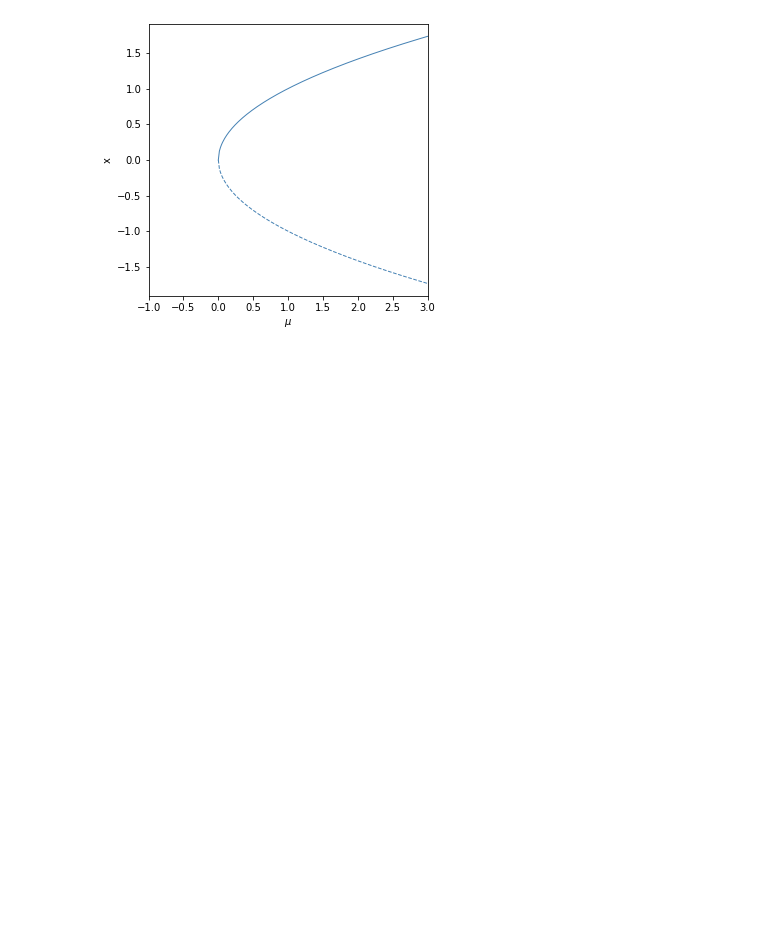
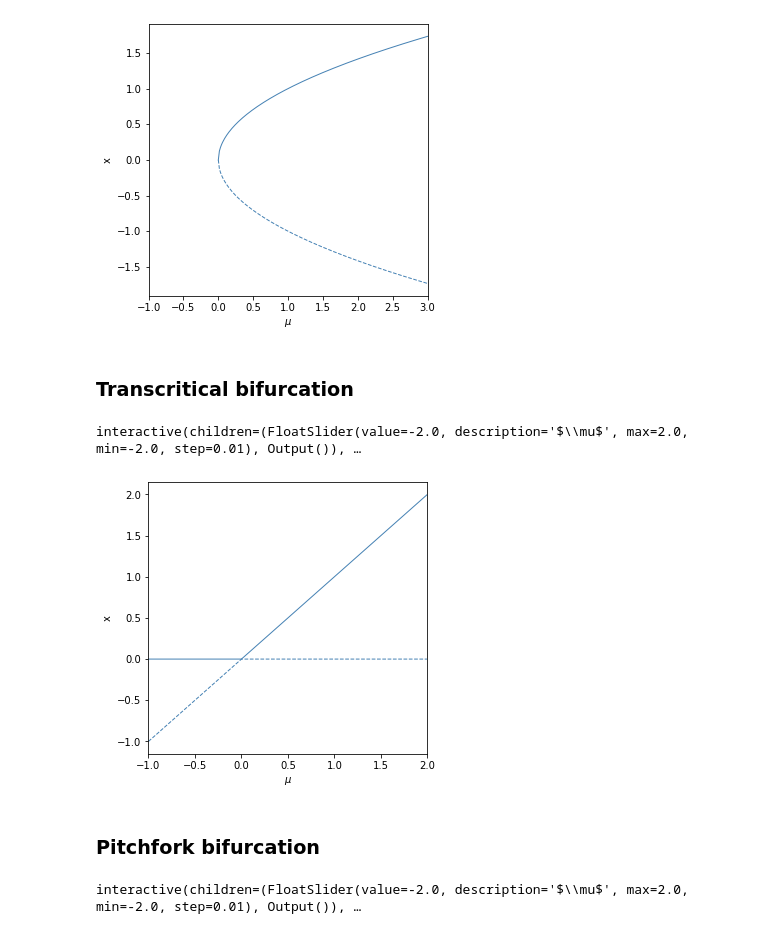
Before and after one commit to koulakis/dynamical-systems, a Jupyter notebook: 07_bifurcation_theory.ipynb, the cells around one changed output. Drawn from its saved outputs; the diff is of its cells as text; code cells hidden in the pictures; blank space fills up the shorter version.

Commit message:
Add rest of the common planar bifurcations.

```diff
--- a/07_bifurcation_theory.ipynb
+++ b/07_bifurcation_theory.ipynb
@@ -44,3 +44,5 @@ plt.ylabel('x')
 plt.show()
 # %% [output]
 [figure]
+# %% [markdown]
+### Transcritical bifurcation
@@ -46,0 +61,23 @@ plt.show()
+# %%
+slider = widgets.FloatSlider(value=-2, min=-2, max=2, step=0.01, description=r'$\mu$')
+
+_ = widgets.interact(transcritical_bifurcation, mu=slider)
+# %% [output]
+interactive(children=(FloatSlider(value=-2.0, description='$\\mu$', max=2.0, min=-2.0, step=0.01), Output()), …
+# %%
+xlim = (-1, 2)
+mu = np.linspace(-1, 2, 200)
+x1 = np.where(mu < 0, 0, mu)
+x2 = np.where(mu >= 0, 0, mu)
+
+plt.figure(figsize=(5, 5))
+plt.xlim(xlim)
+plt.plot(mu, x1, color='steelblue', linewidth=1)
+plt.plot(mu, x2, color='steelblue', linewidth=1, linestyle='--')
+plt.xlabel(r'$\mu$')
+plt.ylabel('x')
+plt.show()
+# %% [output]
+[figure, added]
+# %% [markdown]
+### Pitchfork bifurcation
@@ -46,0 +99,6 @@ plt.show()
+# %%
+slider = widgets.FloatSlider(value=-2, min=-2, max=2, step=0.01, description=r'$\mu$')
+
+_ = widgets.interact(pitchfork_bifurcation, mu=slider)
+# %% [output]
+interactive(children=(FloatSlider(value=-2.0, description='$\\mu$', max=2.0, min=-2.0, step=0.01), Output()), …
```
Also changed, not shown: parts of 5 cells of this notebook, 1 other file.
